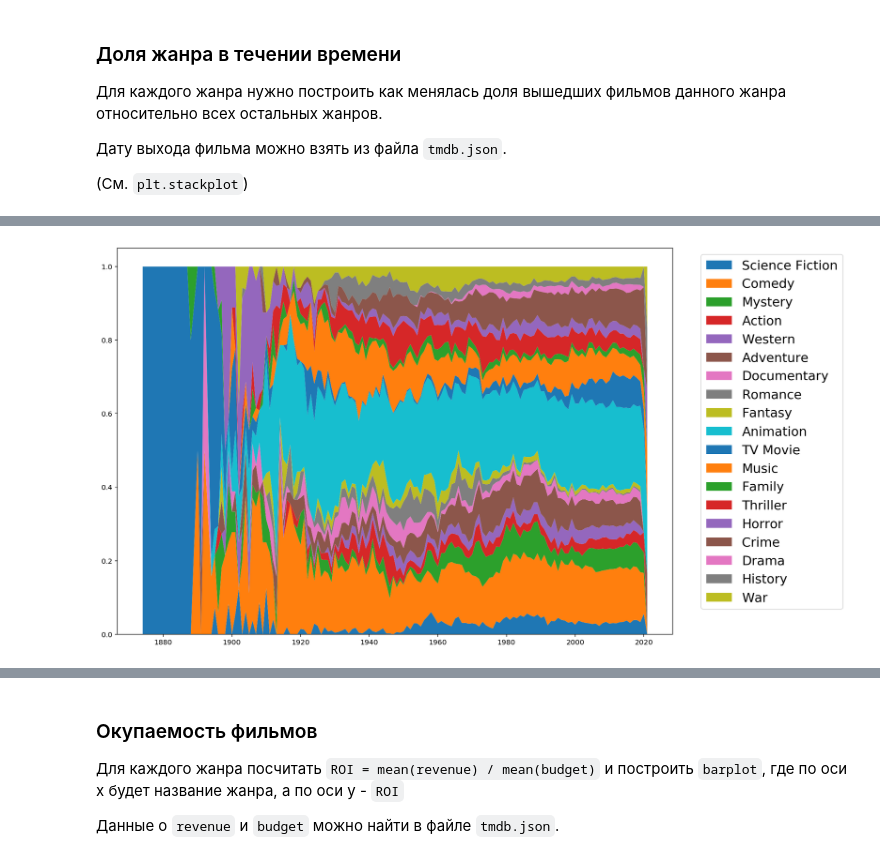
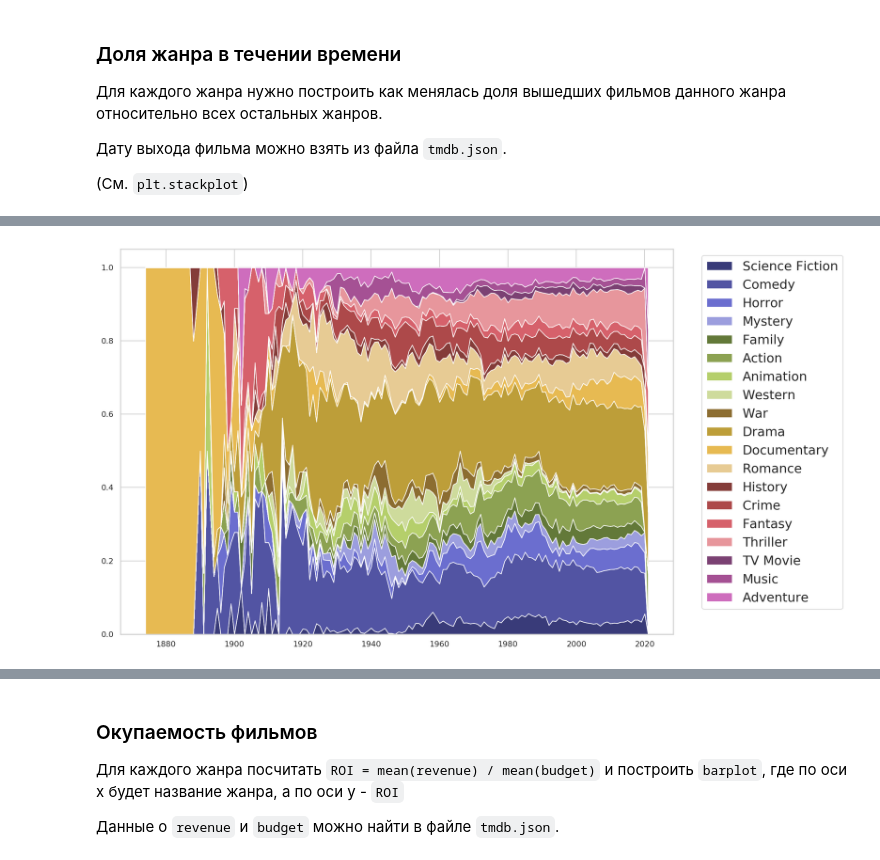
Before and after one commit to Howuhh/MLBD, a Jupyter notebook: lectures/spark/notebooks/spark_examples.ipynb, the cells around one changed output, grey strips where cells are left out. Saved outputs shown, nothing was run; the diff lists cells and outputs as text; code cells hidden in the pictures.

```diff
--- a/lectures/spark/notebooks/spark_examples.ipynb
+++ b/lectures/spark/notebooks/spark_examples.ipynb
@@ -20,6 +20,7 @@ sys.path.append('./')
 
 from utils import *
 
+sns.set_style("whitegrid")
 
 os.environ["PYSPARK_PYTHON"] = "/usr/local/bin/python3.5"
 # %%
@@ -598,11 +595,15 @@ year_genre_count = tmdb \
 years = year_genre_count.map(lambda row: int(row[0])).collect()
 genre_count = year_genre_count.map(lambda row: row[1]).collect()
 
-# years = list(map(lambda tup: int(tup[0]), year_genre_count))
-# genre_count = list(map(lambda tup: tup[1], year_genre_count))
+labels = ['Science Fiction', 'Comedy', 'Horror',
+          'Mystery', 'Family', 'Action',
+          'Animation', 'Western', 'War',
+          'Drama', 'Documentary','Romance',
+          'History', 'Crime', 'Fantasy',
+          'Thriller', 'TV Movie', 'Music', 'Adventure']
 # %%
 plt.figure(figsize=(14, 10))
-plt.stackplot(years, np.vstack(genre_count).T, labels=unique_genres);
+plt.stackplot(years, np.vstack(genre_count).T, labels=labels, colors=sns.color_palette("tab20b", 19));
 plt.legend(loc="upper left", bbox_to_anchor=(1.04, 1), fontsize=18);
 # %% [output]
-[figure, old version]
+[figure, new version]
```
Also changed, not shown: parts of 15 cells of this notebook.
